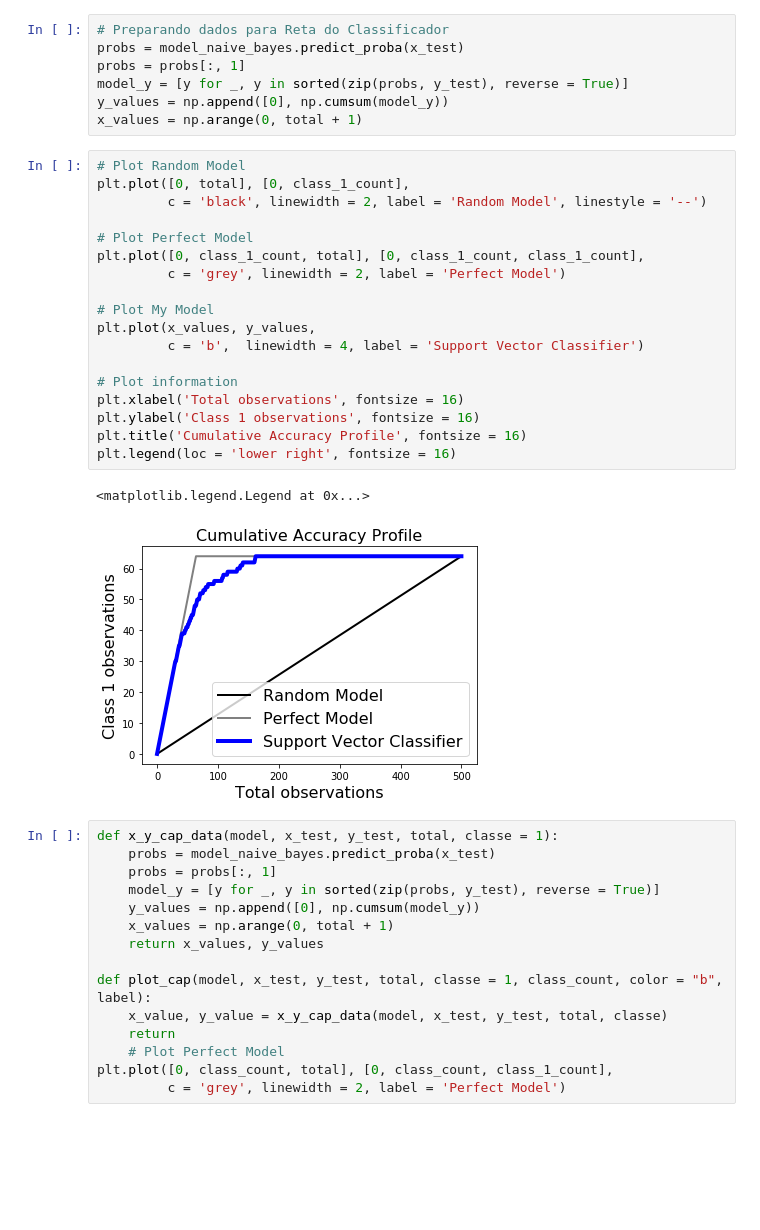
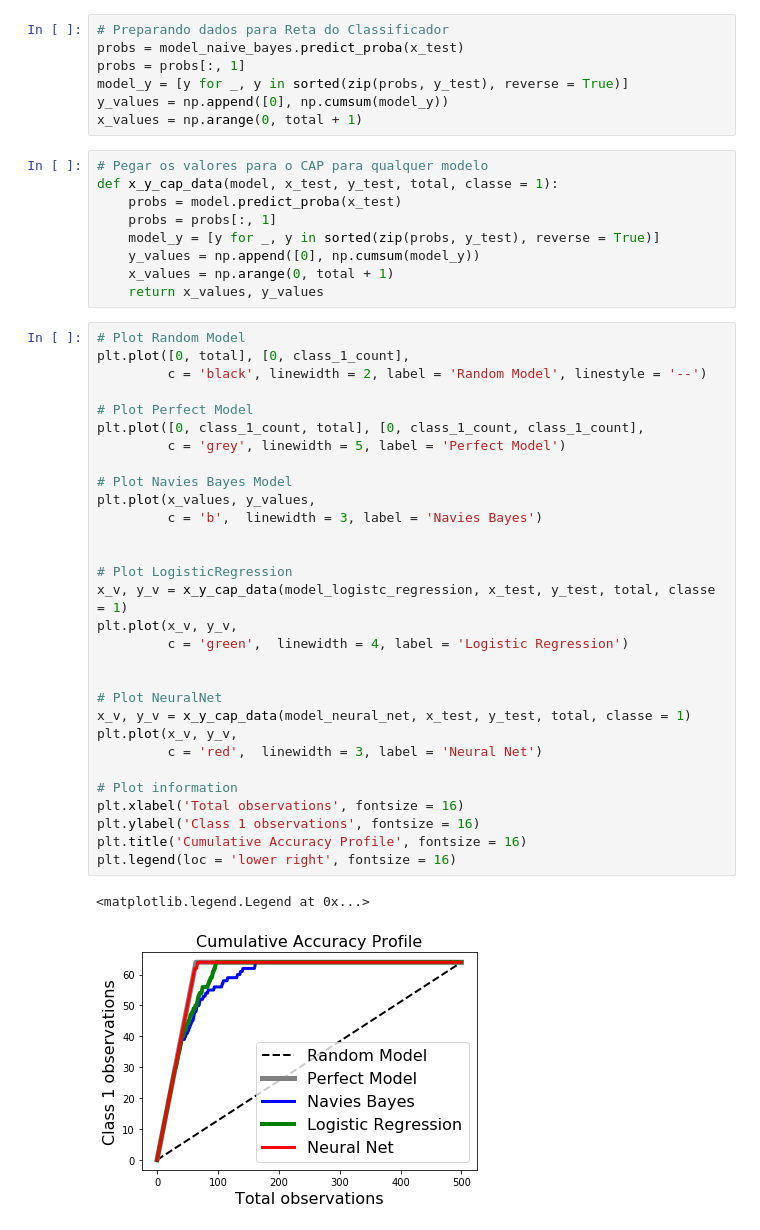
Before and after one commit to rafanthx13/ultimate_ds, a Jupyter notebook: Cursos/Udemy/IAExpert - DS e ML de A-Z/03-avaliacao-classificadores/3.4-cap.ipynb, the cells around one changed output. Saved outputs shown, nothing was run; the diff lists cells and outputs as text; blank space fills up the shorter version.

```diff
--- a/Cursos/Udemy/IAExpert - DS e ML de A-Z/03-avaliacao-classificadores/3.4-cap.ipynb
+++ b/Cursos/Udemy/IAExpert - DS e ML de A-Z/03-avaliacao-classificadores/3.4-cap.ipynb
@@ -223,39 +226,45 @@ probs = probs[:, 1]
 model_y = [y for _, y in sorted(zip(probs, y_test), reverse = True)]
 y_values = np.append([0], np.cumsum(model_y))
 x_values = np.arange(0, total + 1)
+# %%
+# Pegar os valores para o CAP para qualquer modelo
+def x_y_cap_data(model, x_test, y_test, total, classe = 1):
+    probs = model.predict_proba(x_test)
+    probs = probs[:, 1]
+    model_y = [y for _, y in sorted(zip(probs, y_test), reverse = True)]
+    y_values = np.append([0], np.cumsum(model_y))
+    x_values = np.arange(0, total + 1)
+    return x_values, y_values
 # %%
 # Plot Random Model
 plt.plot([0, total], [0, class_1_count],
          c = 'black', linewidth = 2, label = 'Random Model', linestyle = '--')
 
 # Plot Perfect Model
 plt.plot([0, class_1_count, total], [0, class_1_count, class_1_count],
-         c = 'grey', linewidth = 2, label = 'Perfect Model')
+         c = 'grey', linewidth = 5, label = 'Perfect Model')
 
-# Plot My Model
+# Plot Navies Bayes Model
 plt.plot(x_values, y_values,
-         c = 'b',  linewidth = 4, label = 'Support Vector Classifier')
+         c = 'b',  linewidth = 3, label = 'Navies Bayes')
+
+
+# Plot LogisticRegression
+x_v, y_v = x_y_cap_data(model_logistc_regression, x_test, y_test, total, classe = 1)
+plt.plot(x_v, y_v,
+         c = 'green',  linewidth = 4, label = 'Logistic Regression')
+
+
+# Plot NeuralNet
+x_v, y_v = x_y_cap_data(model_neural_net, x_test, y_test, total, classe = 1)
+plt.plot(x_v, y_v,
+         c = 'red',  linewidth = 3, label = 'Neural Net')
 
 # Plot information
 plt.xlabel('Total observations', fontsize = 16)
 plt.ylabel('Class 1 observations', fontsize = 16)
 plt.title('Cumulative Accuracy Profile', fontsize = 16)
 plt.legend(loc = 'lower right', fontsize = 16)
 # %% [output]
 <matplotlib.legend.Legend at 0x...>
-[figure, old version]
+[figure, new version]
-# %%
-def x_y_cap_data(model, x_test, y_test, total, classe = 1):
-    probs = model_naive_bayes.predict_proba(x_test)
-    probs = probs[:, 1]
-    model_y = [y for _, y in sorted(zip(probs, y_test), reverse = True)]
-    y_values = np.append([0], np.cumsum(model_y))
-    x_values = np.arange(0, total + 1)
-    return x_values, y_values
-
-def plot_cap(model, x_test, y_test, total, classe = 1, class_count, color = "b", label):
-    x_value, y_value = x_y_cap_data(model, x_test, y_test, total, classe)
-    return
-    # Plot Perfect Model
-plt.plot([0, class_count, total], [0, class_count, class_1_count],
-         c = 'grey', linewidth = 2, label = 'Perfect Model')
```
Also changed, not shown: parts of 6 cells of this notebook, 21 other files.
